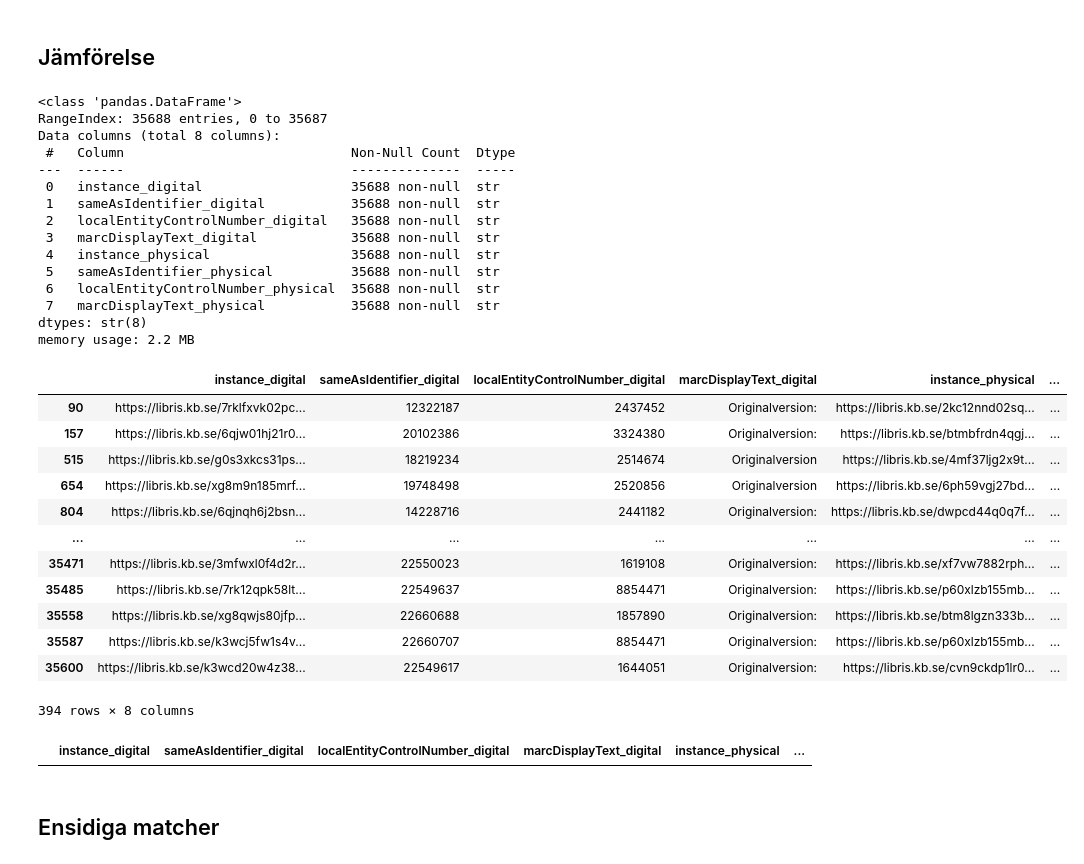
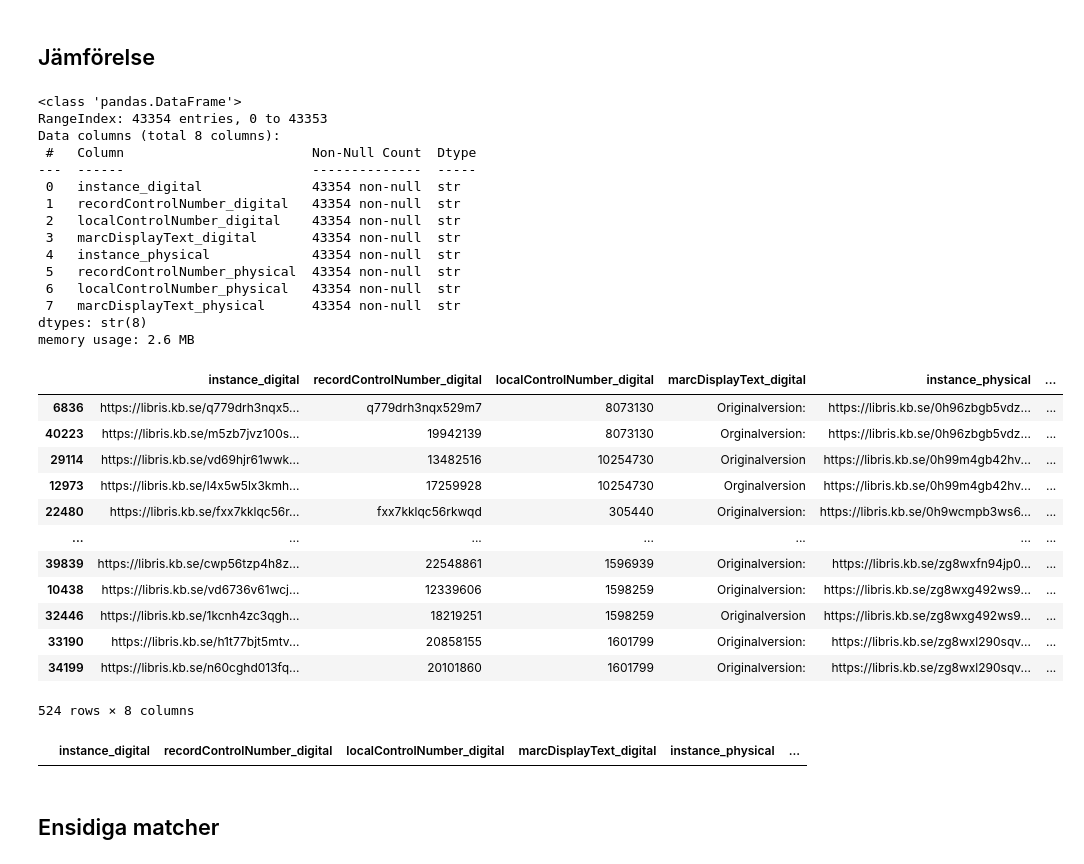
Before and after one commit to libris/librisxl, a Jupyter notebook: whelktool/scripts/cleanups/2026/05/fmt-548/digitiseringar_och_original_med_otherPhysicalFormat.ipynb, the cells around one changed output. Cells and saved outputs as stored; diff of their text form; code cells hidden in the pictures.

Commit message:
Match on record controlNumber instead of instance sameAs

```diff
--- a/whelktool/scripts/cleanups/2026/05/fmt-548/digitiseringar_och_original_med_otherPhysicalFormat.ipynb
+++ b/whelktool/scripts/cleanups/2026/05/fmt-548/digitiseringar_och_original_med_otherPhysicalFormat.ipynb
@@ -65,7 +73,0 @@ memory usage: 1.1 MB
-# %%
-# Preppa/städa
-digitizations.drop_duplicates(inplace=True)
-digitizations["sameAsIdentifier"] = digitizations["sameAsIdentifier"].str.lstrip("http://libris.kb.se/resource/bib/")
-
-digitizations.info()
-digitizations.head(1)
@@ -167,7 +163,0 @@ memory usage: 1.1 MB
-# %%
-# Preppa/städa
-originals.drop_duplicates(inplace=True)
-originals["sameAsIdentifier"] = originals["sameAsIdentifier"].str.lstrip("http://libris.kb.se/resource/bib/")
-
-originals.info()
-originals.head(1)
@@ -222,8 +198,8 @@ Name: count, Length: 216, dtype: int64
 mutual_matches = digitizations.merge(
     originals,
     how="inner",
-    left_on=["localEntityControlNumber", "sameAsIdentifier"],
-    right_on=["sameAsIdentifier", "localEntityControlNumber"],
+    left_on=["localControlNumber", "recordControlNumber"],
+    right_on=["recordControlNumber", "localControlNumber"],
     suffixes=("_digital", "_physical")
 )
 
@@ -239,42 +215,42 @@ mutual_matches_to_print["instance_physical"] = mutual_matches_to_print["instance
 mutual_matches_to_print.to_csv("mutual_matches_ids.tsv", sep="\t", index=False)
 # %% [output]
 <class 'pandas.DataFrame'>
-RangeIndex: 35688 entries, 0 to 35687
+RangeIndex: 43354 entries, 0 to 43353
 Data columns (total 8 columns):
- #   Column                             Non-Null Count  Dtype
----  ------                             --------------  -----
- 0   instance_digital                   35688 non-null  str
- 1   sameAsIdentifier_digital           35688 non-null  str
- 2   localEntityControlNumber_digital   35688 non-null  str
- 3   marcDisplayText_digital            35688 non-null  str
- 4   instance_physical                  35688 non-null  str
- 5   sameAsIdentifier_physical          35688 non-null  str
- 6   localEntityControlNumber_physical  35688 non-null  str
- 7   marcDisplayText_physical           35688 non-null  str
+ #   Column                        Non-Null Count  Dtype
+---  ------                        --------------  -----
+ 0   instance_digital              43354 non-null  str
+ 1   recordControlNumber_digital   43354 non-null  str
+ 2   localControlNumber_digital    43354 non-null  str
+ 3   marcDisplayText_digital       43354 non-null  str
+ 4   instance_physical             43354 non-null  str
+ 5   recordControlNumber_physical  43354 non-null  str
+ 6   localControlNumber_physical   43354 non-null  str
+ 7   marcDisplayText_physical      43354 non-null  str
 dtypes: str(8)
-memory usage: 2.2 MB
+memory usage: 2.6 MB
 # %%
 # Vilka av de ömsesidigt matchande originalen har flera reproduktioner?
-mutual_matches[mutual_matches.duplicated(subset=["instance_physical"], keep=False)]
+mutual_matches[mutual_matches.duplicated(subset=["instance_physical"], keep=False)].sort_values("instance_physical")
 # %% [output]
-|  | instance_digital | sameAsIdentifier_digital | localEntityControlNumber_digital | marcDisplayText_digital | instance_physical | ... |
-| 90 | https://libris.kb.se/7rklfxvk02pc... | 12322187 | 2437452 | Originalversion: | https://libris.kb.se/2kc12nnd02sq... | ... |
-| 157 | https://libris.kb.se/6qjw01hj21r0... | 20102386 | 3324380 | Originalversion: | https://libris.kb.se/btmbfrdn4qgj... | ... |
-| 515 | https://libris.kb.se/g0s3xkcs31ps... | 18219234 | 2514674 | Originalversion | https://libris.kb.se/4mf37ljg2x9t... | ... |
-| 654 | https://libris.kb.se/xg8m9n185mrf... | 19748498 | 2520856 | Originalversion | https://libris.kb.se/6ph59vgj27bd... | ... |
-| 804 | https://libris.kb.se/6qjnqh6j2bsn... | 14228716 | 2441182 | Originalversion: | https://libris.kb.se/dwpcd44q0q7f... | ... |
+|  | instance_digital | recordControlNumber_digital | localControlNumber_digital | marcDisplayText_digital | instance_physical | ... |
+| 6836 | https://libris.kb.se/q779drh3nqx5... | q779drh3nqx529m7 | 8073130 | Originalversion: | https://libris.kb.se/0h96zbgb5vdz... | ... |
+| 40223 | https://libris.kb.se/m5zb7jvz100s... | 19942139 | 8073130 | Orginalversion: | https://libris.kb.se/0h96zbgb5vdz... | ... |
+| 29114 | https://libris.kb.se/vd69hjr61wwk... | 13482516 | 10254730 | Originalversion | https://libris.kb.se/0h99m4gb42hv... | ... |
+| 12973 | https://libris.kb.se/l4x5w5lx3kmh... | 17259928 | 10254730 | Orginalversion | https://libris.kb.se/0h99m4gb42hv... | ... |
+| 22480 | https://libris.kb.se/fxx7kklqc56r... | fxx7kklqc56rkwqd | 305440 | Originalversion: | https://libris.kb.se/0h9wcmpb3ws6... | ... |
 | ... | ... | ... | ... | ... | ... | ... |
-| 35471 | https://libris.kb.se/3mfwxl0f4d2r... | 22550023 | 1619108 | Originalversion: | https://libris.kb.se/xf7vw7882rph... | ... |
-| 35485 | https://libris.kb.se/7rk12qpk58lt... | 22549637 | 8854471 | Originalversion: | https://libris.kb.se/p60xlzb155mb... | ... |
-| 35558 | https://libris.kb.se/xg8qwjs80jfp... | 22660688 | 1857890 | Originalversion: | https://libris.kb.se/btm8lgzn333b... | ... |
-| 35587 | https://libris.kb.se/k3wcj5fw1s4v... | 22660707 | 8854471 | Originalversion: | https://libris.kb.se/p60xlzb155mb... | ... |
-| 35600 | https://libris.kb.se/k3wcd20w4z38... | 22549617 | 1644051 | Originalversion: | https://libris.kb.se/cvn9ckdp1lr0... | ... |
+| 39839 | https://libris.kb.se/cwp56tzp4h8z... | 22548861 | 1596939 | Originalversion: | https://libris.kb.se/zg8wxfn94jp0... | ... |
+| 10438 | https://libris.kb.se/vd6736v61wcj... | 12339606 | 1598259 | Originalversion: | https://libris.kb.se/zg8wxg492ws9... | ... |
+| 32446 | https://libris.kb.se/1kcnh4zc3qgh... | 18219251 | 1598259 | Originalversion | https://libris.kb.se/zg8wxg492ws9... | ... |
+| 33190 | https://libris.kb.se/h1t77bjt5mtv... | 20858155 | 1601799 | Originalversion: | https://libris.kb.se/zg8wxl290sqv... | ... |
+| 34199 | https://libris.kb.se/n60cghd013fq... | 20101860 | 1601799 | Originalversion: | https://libris.kb.se/zg8wxl290sqv... | ... |
-394 rows × 8 columns
+524 rows × 8 columns
 # %%
 # Vilka reproduktioner har flera original?
 mutual_matches[mutual_matches.duplicated(subset=["instance_digital"], keep=False)]
 # %% [output]
-|  | instance_digital | sameAsIdentifier_digital | localEntityControlNumber_digital | marcDisplayText_digital | instance_physical | ... |
+|  | instance_digital | recordControlNumber_digital | localControlNumber_digital | marcDisplayText_digital | instance_physical | ... |
 # %% [markdown]
 ## Ensidiga matcher
 # %%
```
Also changed, not shown: parts of 15 cells of this notebook, 2 other files.
